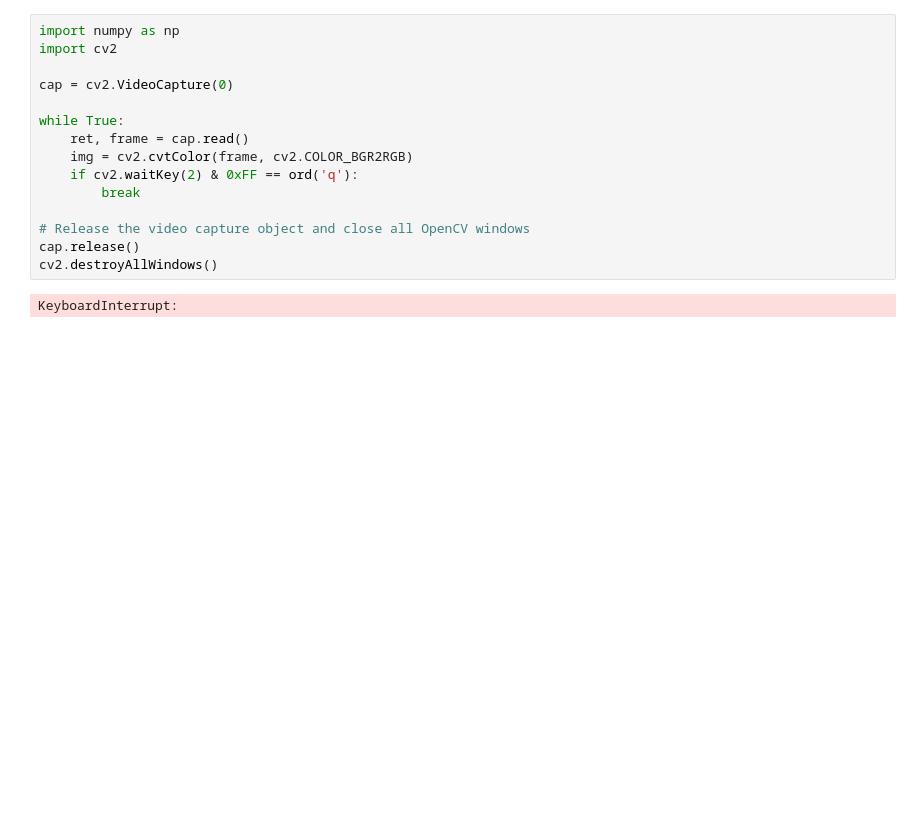
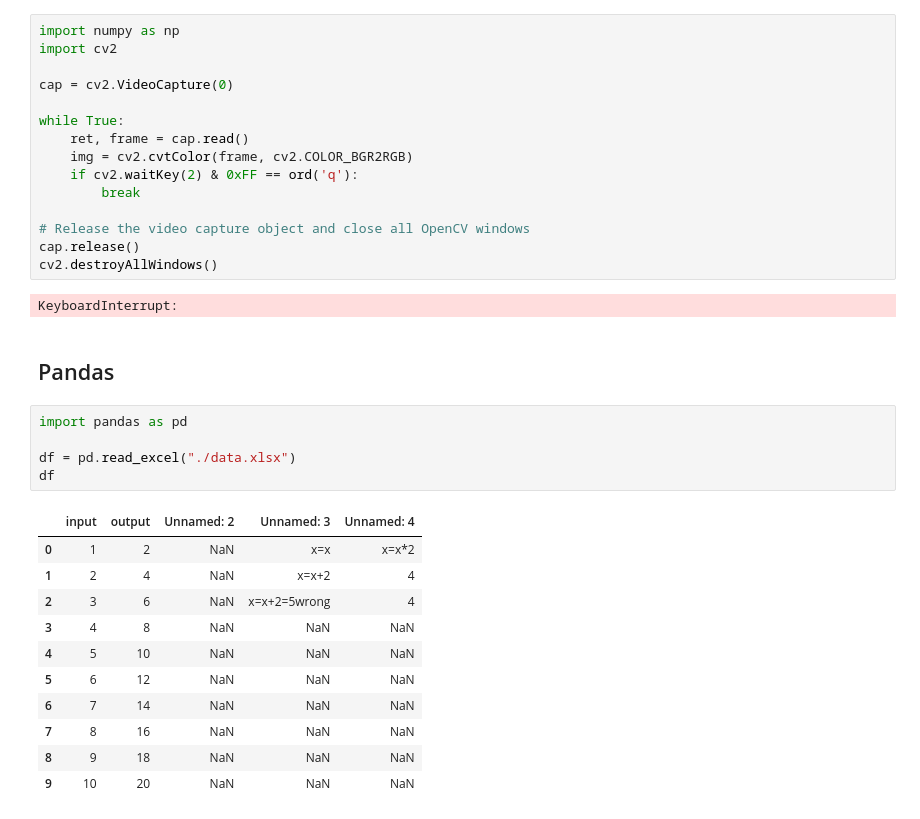
Before and after one commit to AKAmaaz/NED-Batch7-Data-Visualization, a Jupyter notebook: 01-File-Handling/code.ipynb, the cells around one changed output. Cells and saved outputs as stored; diff of their text form; blank space fills up the shorter version.

```diff
--- a/01-File-Handling/code.ipynb
+++ b/01-File-Handling/code.ipynb
@@ -354,3 +354,22 @@ cap.release()
 cv2.destroyAllWindows()
 # %% [output]
 KeyboardInterrupt:
+# %% [markdown]
+## Pandas
+# %%
+import pandas as pd
+
+df = pd.read_excel("./data.xlsx")
+df
+# %% [output]
+|  | input | output | Unnamed: 2 | Unnamed: 3 | Unnamed: 4 |
+| 0 | 1 | 2 | NaN | x=x | x=x*2 |
+| 1 | 2 | 4 | NaN | x=x+2 | 4 |
+| 2 | 3 | 6 | NaN | x=x+2=5wrong | 4 |
+| 3 | 4 | 8 | NaN | NaN | NaN |
+| 4 | 5 | 10 | NaN | NaN | NaN |
+| 5 | 6 | 12 | NaN | NaN | NaN |
+| 6 | 7 | 14 | NaN | NaN | NaN |
+| 7 | 8 | 16 | NaN | NaN | NaN |
+| 8 | 9 | 18 | NaN | NaN | NaN |
+| 9 | 10 | 20 | NaN | NaN | NaN |
```
Also changed, not shown: 1 other file.
